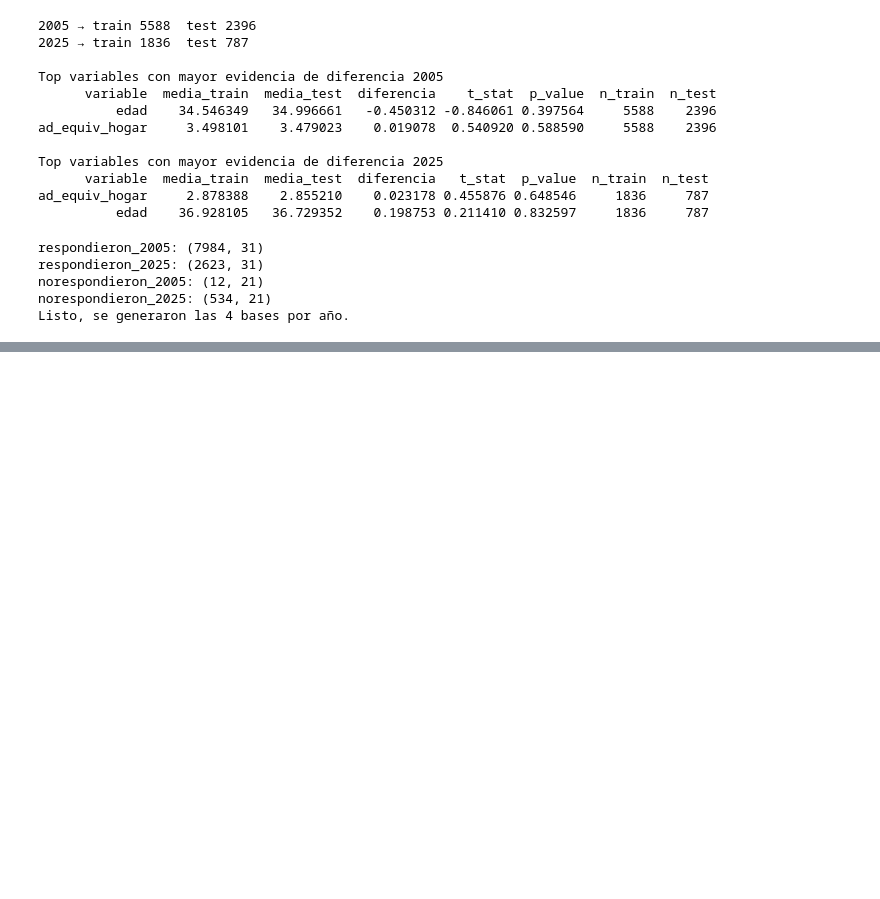
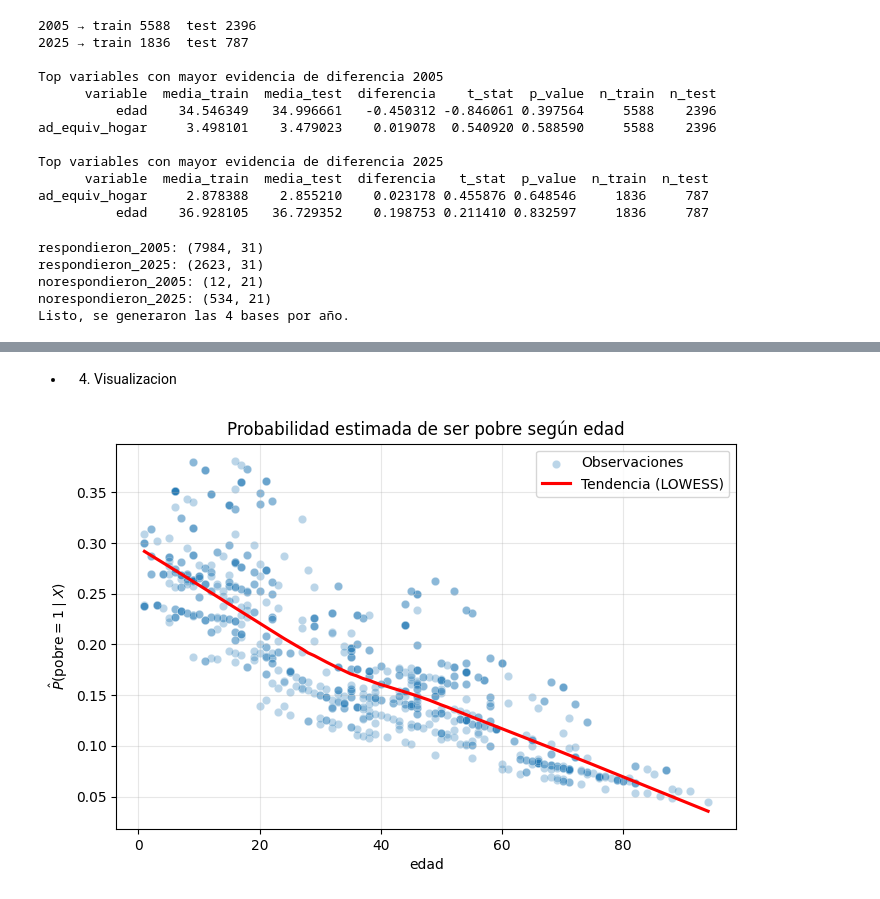
Before and after one commit to Datso653/BigDataUBA-Grupo-4, a Jupyter notebook: TP4/Untitled.ipynb, the cells around one changed output, grey strips where cells are left out. Drawn from its saved outputs; the diff is of its cells as text; code cells hidden in the pictures; blank space fills up the shorter version.

```diff
--- a/TP4/Untitled.ipynb
+++ b/TP4/Untitled.ipynb
@@ -180,0 +236,26 @@ Listo, se generaron las 4 bases por año.
+# %% [markdown]
+* 4) Visualizacion
+# %%
+import seaborn as sns
+# Selecciono una variable numérica relevante
+var_num = "edad" if "edad" in Xte25.columns else "cantidad_miembros"
+
+#  DataFrame con probabilidad predicha y la variable elegida
+df_plot = pd.DataFrame({
+    var_num: Xte25[var_num],
+    "prob_pobre": y_prob_logit
+})
+
+# Gráfico el scatter mas la linea de tendencia
+plt.figure(figsize=(8,5))
+sns.scatterplot(data=df_plot, x=var_num, y="prob_pobre", alpha=0.3, label="Observaciones")
+sns.regplot(data=df_plot, x=var_num, y="prob_pobre",
+            lowess=True, scatter=False, color="red", label="Tendencia (LOWESS)")
+plt.title(f"Probabilidad estimada de ser pobre según {var_num}")
+plt.xlabel(var_num)
+plt.ylabel(r"$\hat{P}(\text{pobre}=1 \mid X)$")
+plt.grid(True, alpha=0.3)
+plt.legend()
+plt.show()
+# %% [output]
+[figure, added]
```
Also changed, not shown: parts of 15 cells of this notebook, 9 other files.
